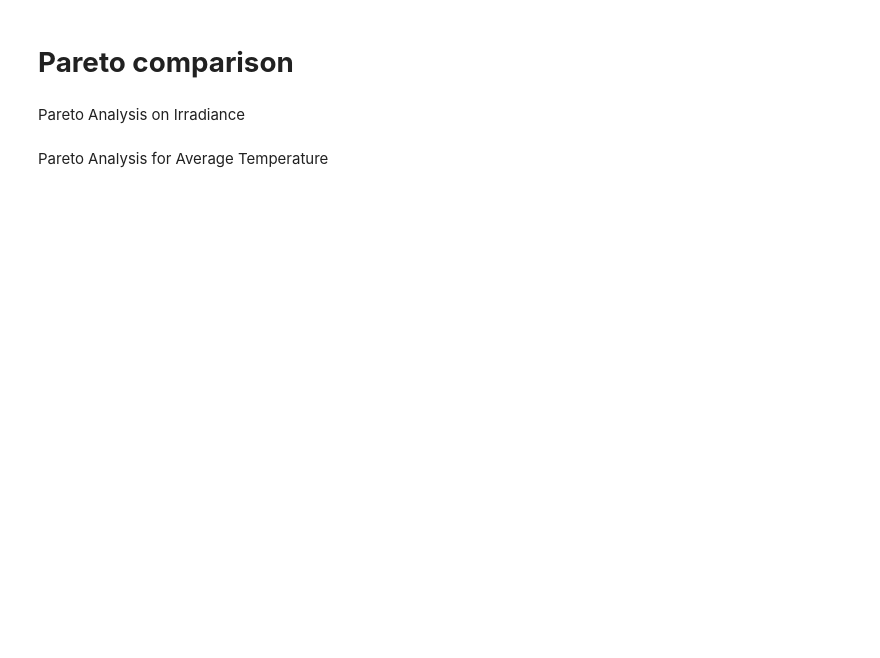
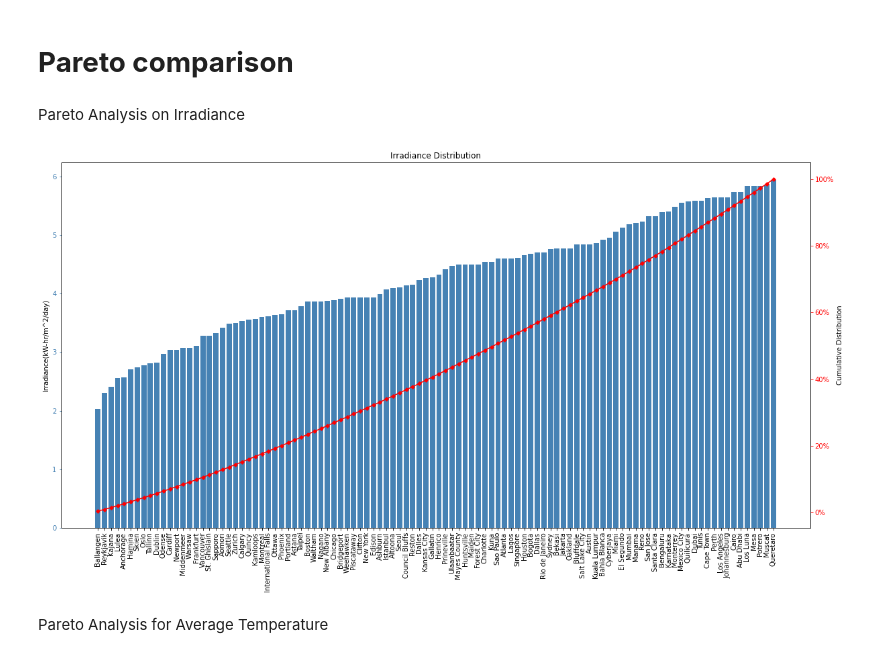
Before and after one commit to divya-thota/Data-Center-Placement-Planner, a Jupyter notebook: CS682_Project.ipynb, the cells around one changed output. Drawn from its saved outputs; the diff is of its cells as text; code cells hidden in the pictures; blank space fills up the shorter version.

```diff
--- a/CS682_Project.ipynb
+++ b/CS682_Project.ipynb
@@ -593,2 +304,18 @@ df_final=df_final.set_index('City Name')
+# %%
+df_pareto = df_irradiance_temp_NO2
+
+# Calculate DominationCount
+df_pareto['DominationCount'] = 0
+for i, row in df_pareto.iterrows():
+    dominance = 0
+    for j, row2 in df_pareto.iterrows():
+        if (row2['Average NO2'] < row['Average NO2']) or (row2['Avg temp'] > row['Avg temp']) or (row2['Irradiance'] < row['Irradiance'] ):
+          continue
+        if (row2['Average NO2'] > row['Average NO2']) or (row2['Avg temp'] < row['Avg temp']) or (row2['Irradiance'] > row['Irradiance'] ):
+          dominance += 1
+
+    df_pareto.at[i, 'DominationCount'] = dominance # Output the final dominance
+
+df_pareto=df_pareto.set_index('City Name')
 # %% [markdown]
 Pareto Analysis on Irradiance
@@ -598,23 +322,25 @@ df_final['Irradiancecum'] = df_final['Irradiance'].cumsum()/df_final['Irradiance
 # %%
-import matplotlib.pyplot as plt
-from matplotlib.ticker import PercentFormatter
-
 color1 = 'steelblue'
 color2 = 'red'
 line_size = 4
+
+df_pareto = df_pareto.sort_values(by='Irradiance', ascending=True)
+df_pareto['Irradiancecum'] = df_pareto['Irradiance'].cumsum()/df_pareto['Irradiance'].sum()*100
 fig, ax = plt.subplots(figsize=(20,10))
-ax.bar(df_final.index, df_final['Irradiance'], color=color1)
+ax.bar(df_pareto.index, df_pareto['Irradiance'], color=color1)
 ax2 = ax.twinx()
-ax2.plot(df_final.index, df_final['Irradiancecum'], color=color2, marker="D", ms=line_size)
+ax2.plot(df_pareto.index, df_pareto['Irradiancecum'], color=color2, marker="D", ms=line_size)
 ax2.yaxis.set_major_formatter(PercentFormatter())
-ax.tick_params(axis='y', colors=color1,)
+ax.tick_params(axis='y', colors=color1)
 ax2.tick_params(axis='y', colors=color2)
 
-ax.set_xticklabels(df_final.index, rotation = 90)
+ax.set_xticklabels(df_pareto.index, rotation = 90)
 plt.title("Irradiance Distribution")
 ax.set_ylabel('Irradiance(kW-hr/m^2/day)')
 ax2.set_ylabel('Cumulative Distribution')
 
 plt.show()
+# %% [output]
+[figure, added]
 # %% [markdown]
 Pareto Analysis for Average Temperature
```
Also changed, not shown: parts of 82 cells of this notebook.
